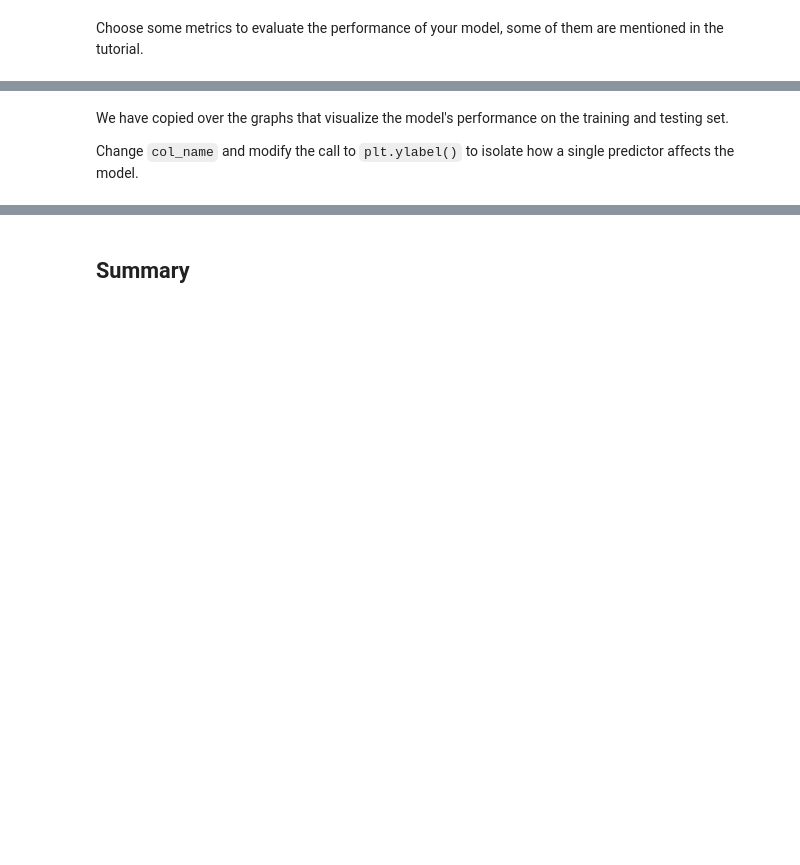
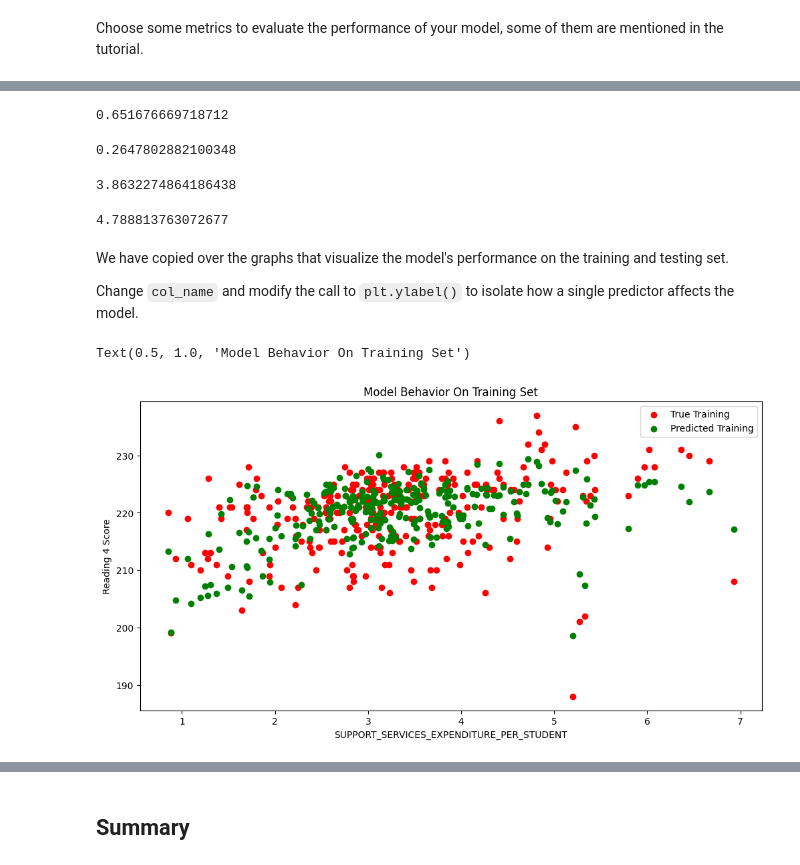
Before and after one commit to meganibowen/MDST-Tutorial, a Jupyter notebook: tutorial1/checkpoint1.ipynb, the cells around one changed output, grey strips where cells are left out. Drawn from its saved outputs; the diff is of its cells as text; code cells hidden in the pictures; blank space fills up the shorter version.

```diff
--- a/tutorial1/checkpoint1.ipynb
+++ b/tutorial1/checkpoint1.ipynb
@@ -209,2 +206,4 @@ ML Models [Resource](https://medium.com/@vijaya.beeravalli/comparison-of-machine
+# %%
+model = LinearRegression()
 # %%
 model.fit(X_train, y_train)
@@ -217,16 +225,39 @@ Choose some metrics to evaluate the performance of your model, some of them are
+# %%
+# R^2
+model.score(X_test, y_test)
+# %% [output]
+0.651676669718712
+# %%
+# mean error
+np.mean(model.predict(X_test)-y_test)
+# %% [output]
+0.2647802882100348
+# %%
+# mean abs error
+np.mean(np.abs(model.predict(X_test)-y_test))
+# %% [output]
+3.8632274864186438
+# %%
+# root mean squared error
+np.mean((model.predict(X_test)-y_test)**2)**0.5
+# %% [output]
+4.788813763072677
 # %% [markdown]
 We have copied over the graphs that visualize the model's performance on the training and testing set.
 
 Change `col_name` and modify the call to `plt.ylabel()` to isolate how a single predictor affects the model.
 # %%
-# col_name = 'COLUMN NAME OF ONE PREDICTOR'
+col_name = 'SUPPORT_SERVICES_EXPENDITURE_PER_STUDENT'
 
-# f = plt.figure(figsize=(12,6))
-# plt.scatter(X_train[col_name], y_train, color = "red")
-# plt.scatter(X_train[col_name], model.predict(X_train), color = "green")
+f = plt.figure(figsize=(12,6))
+plt.scatter(X_train[col_name], y_train, color = "red")
+plt.scatter(X_train[col_name], model.predict(X_train), color = "green")
 
-# plt.legend(['True Training','Predicted Training'])
-# plt.xlabel(col_name)
-# plt.ylabel('NAME OF THE PREDICTOR')
-# plt.title("Model Behavior On Training Set")
+plt.legend(['True Training','Predicted Training'])
+plt.xlabel(col_name)
+plt.ylabel('Reading 4 Score')
+plt.title("Model Behavior On Training Set")
+# %% [output]
+Text(0.5, 1.0, 'Model Behavior On Training Set')
+[figure, added]
 # %%
```
Also changed, not shown: parts of 6 cells of this notebook, 1 other file.
